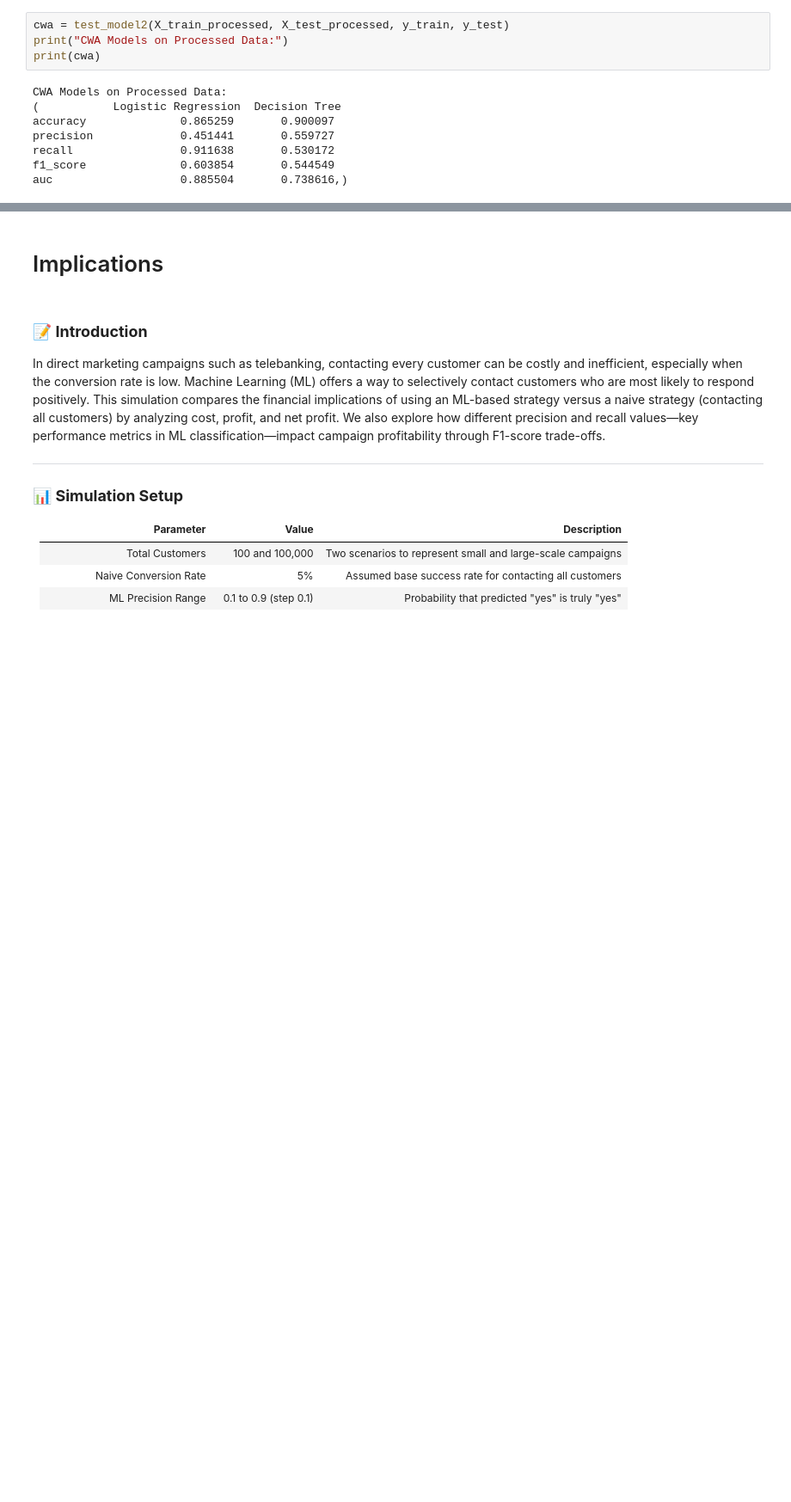
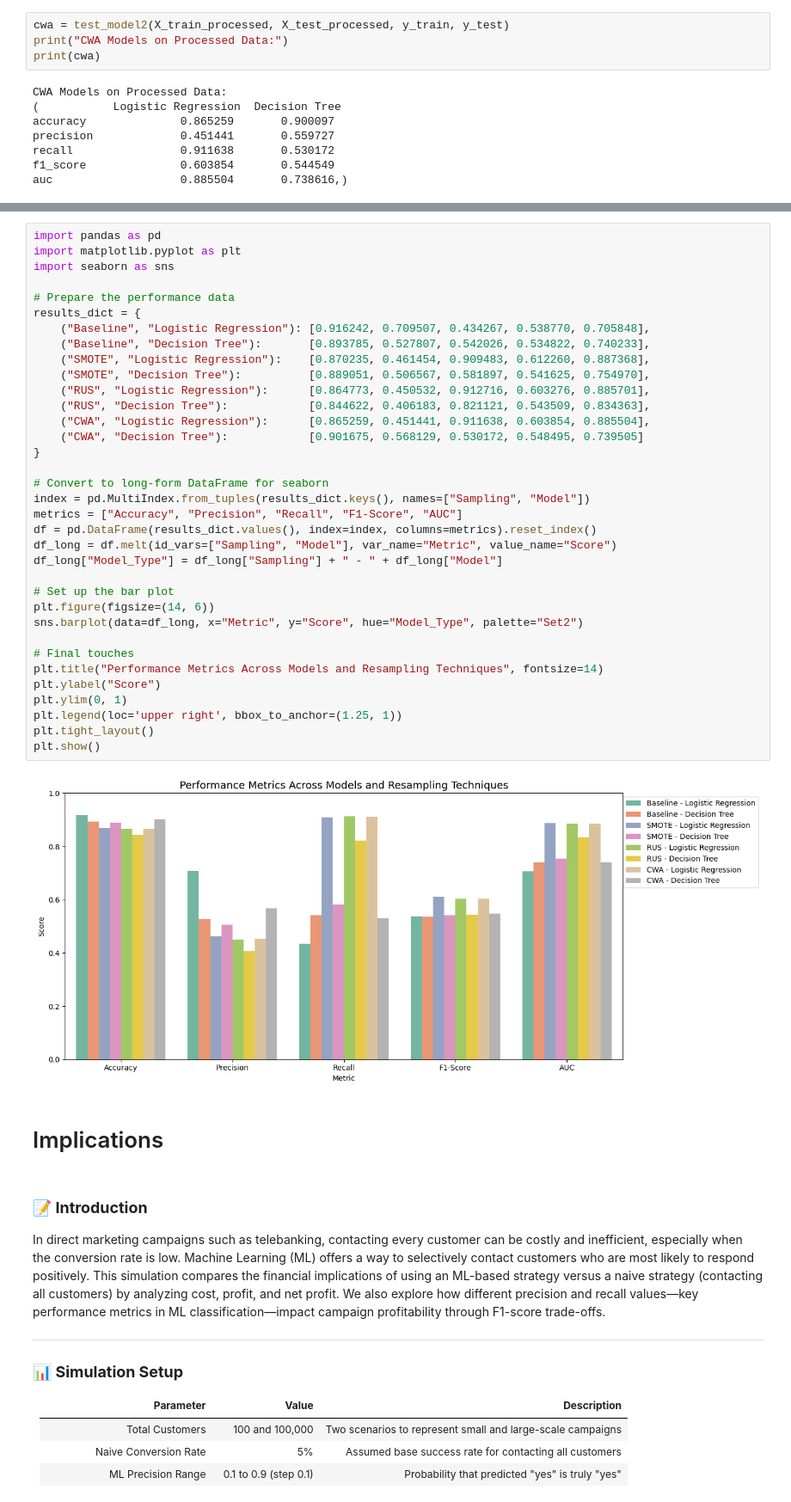
Before and after one commit to hathimazman/MachineLearning_Project2, a Jupyter notebook: Project.ipynb, the cells around one changed output, grey strips where cells are left out. Shown at 86% size. Cells and saved outputs as stored; diff of their text form; blank space fills up the shorter version.

```diff
--- a/Project.ipynb
+++ b/Project.ipynb
@@ -502,3 +584,40 @@ auc                   0.885504       0.738616,)
+# %%
+import pandas as pd
+import matplotlib.pyplot as plt
+import seaborn as sns
+
+# Prepare the performance data
+results_dict = {
+    ("Baseline", "Logistic Regression"): [0.916242, 0.709507, 0.434267, 0.538770, 0.705848],
+    ("Baseline", "Decision Tree"):       [0.893785, 0.527807, 0.542026, 0.534822, 0.740233],
+    ("SMOTE", "Logistic Regression"):    [0.870235, 0.461454, 0.909483, 0.612260, 0.887368],
+    ("SMOTE", "Decision Tree"):          [0.889051, 0.506567, 0.581897, 0.541625, 0.754970],
+    ("RUS", "Logistic Regression"):      [0.864773, 0.450532, 0.912716, 0.603276, 0.885701],
+    ("RUS", "Decision Tree"):            [0.844622, 0.406183, 0.821121, 0.543509, 0.834363],
+    ("CWA", "Logistic Regression"):      [0.865259, 0.451441, 0.911638, 0.603854, 0.885504],
+    ("CWA", "Decision Tree"):            [0.901675, 0.568129, 0.530172, 0.548495, 0.739505]
+}
+
+# Convert to long-form DataFrame for seaborn
+index = pd.MultiIndex.from_tuples(results_dict.keys(), names=["Sampling", "Model"])
+metrics = ["Accuracy", "Precision", "Recall", "F1-Score", "AUC"]
+df = pd.DataFrame(results_dict.values(), index=index, columns=metrics).reset_index()
+df_long = df.melt(id_vars=["Sampling", "Model"], var_name="Metric", value_name="Score")
+df_long["Model_Type"] = df_long["Sampling"] + " - " + df_long["Model"]
+
+# Set up the bar plot
+plt.figure(figsize=(14, 6))
+sns.barplot(data=df_long, x="Metric", y="Score", hue="Model_Type", palette="Set2")
+
+# Final touches
+plt.title("Performance Metrics Across Models and Resampling Techniques", fontsize=14)
+plt.ylabel("Score")
+plt.ylim(0, 1)
+plt.legend(loc='upper right', bbox_to_anchor=(1.25, 1))
+plt.tight_layout()
+plt.show()
+# %% [output]
+[figure, added]
 # %% [markdown]
 # Implications
 # %% [markdown]
```
Also changed, not shown: parts of 2 cells of this notebook.
